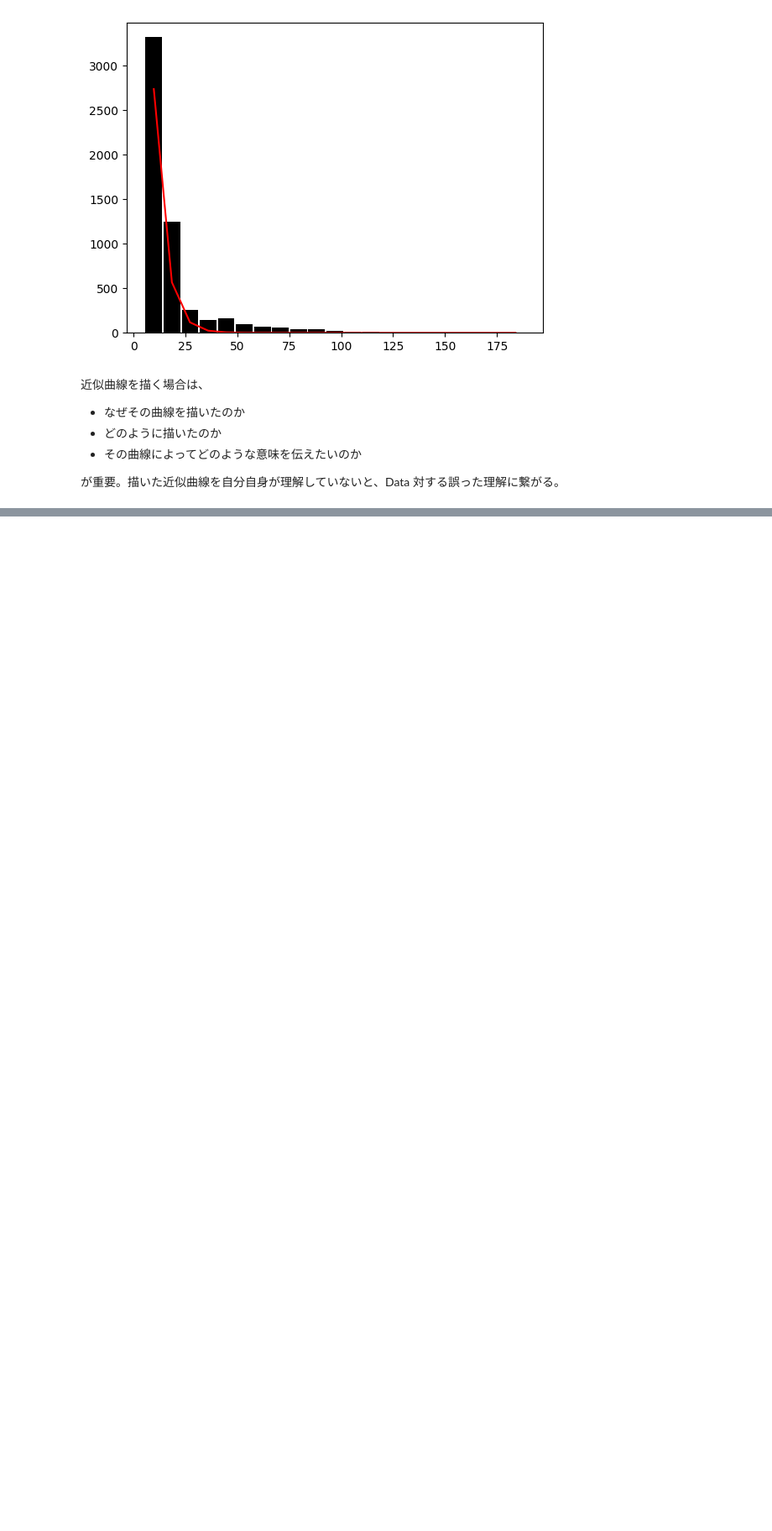
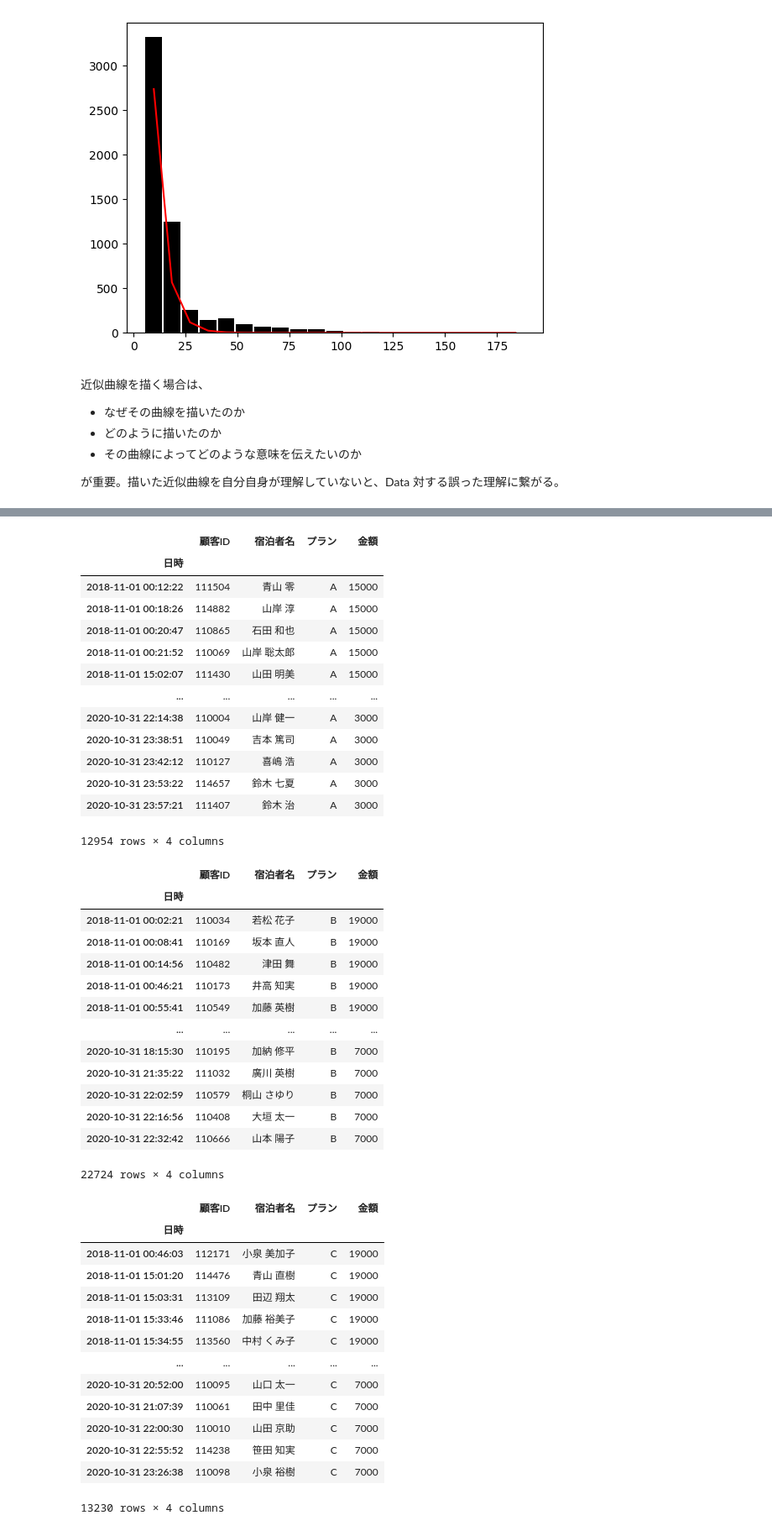
Before and after one commit to 1024xx4/math_programing_for_ai_and_ds, a Jupyter notebook: section01/section01.ipynb, the cells around one changed output, grey strips where cells are left out. Shown: that part at 84% size. Cells and saved outputs as stored; diff of their text form; code cells hidden in the pictures; blank space fills up the shorter version.

```diff
--- a/section01/section01.ipynb
+++ b/section01/section01.ipynb
@@ -241,0 +245,48 @@ plt.show()
+# %%
+# Plan ごとに Data を抽出を行なう
+plans = ['A', 'B', 'C', 'D']
+for plan in plans:
+    display(df_info[df_info['プラン'] == plan])
+# %% [output]
+|  | 顧客ID | 宿泊者名 | プラン | 金額 |
+| 日時 |  |  |  |  |
+| 2018-11-01 00:12:22 | 111504 | 青山 零 | A | 15000 |
+| 2018-11-01 00:18:26 | 114882 | 山岸 淳 | A | 15000 |
+| 2018-11-01 00:20:47 | 110865 | 石田 和也 | A | 15000 |
+| 2018-11-01 00:21:52 | 110069 | 山岸 聡太郎 | A | 15000 |
+| 2018-11-01 15:02:07 | 111430 | 山田 明美 | A | 15000 |
+| ... | ... | ... | ... | ... |
+| 2020-10-31 22:14:38 | 110004 | 山岸 健一 | A | 3000 |
+| 2020-10-31 23:38:51 | 110049 | 吉本 篤司 | A | 3000 |
+| 2020-10-31 23:42:12 | 110127 | 喜嶋 浩 | A | 3000 |
+| 2020-10-31 23:53:22 | 114657 | 鈴木 七夏 | A | 3000 |
+| 2020-10-31 23:57:21 | 111407 | 鈴木 治 | A | 3000 |
+12954 rows × 4 columns
+|  | 顧客ID | 宿泊者名 | プラン | 金額 |
+| 日時 |  |  |  |  |
+| 2018-11-01 00:02:21 | 110034 | 若松 花子 | B | 19000 |
+| 2018-11-01 00:08:41 | 110169 | 坂本 直人 | B | 19000 |
+| 2018-11-01 00:14:56 | 110482 | 津田 舞 | B | 19000 |
+| 2018-11-01 00:46:21 | 110173 | 井高 知実 | B | 19000 |
+| 2018-11-01 00:55:41 | 110549 | 加藤 英樹 | B | 19000 |
+| ... | ... | ... | ... | ... |
+| 2020-10-31 18:15:30 | 110195 | 加納 修平 | B | 7000 |
+| 2020-10-31 21:35:22 | 111032 | 廣川 英樹 | B | 7000 |
+| 2020-10-31 22:02:59 | 110579 | 桐山 さゆり | B | 7000 |
+| 2020-10-31 22:16:56 | 110408 | 大垣 太一 | B | 7000 |
+| 2020-10-31 22:32:42 | 110666 | 山本 陽子 | B | 7000 |
+22724 rows × 4 columns
+|  | 顧客ID | 宿泊者名 | プラン | 金額 |
+| 日時 |  |  |  |  |
+| 2018-11-01 00:46:03 | 112171 | 小泉 美加子 | C | 19000 |
+| 2018-11-01 15:01:20 | 114476 | 青山 直樹 | C | 19000 |
+| 2018-11-01 15:03:31 | 113109 | 田辺 翔太 | C | 19000 |
+| 2018-11-01 15:33:46 | 111086 | 加藤 裕美子 | C | 19000 |
+| 2018-11-01 15:34:55 | 113560 | 中村 くみ子 | C | 19000 |
+| ... | ... | ... | ... | ... |
+| 2020-10-31 20:52:00 | 110095 | 山口 太一 | C | 7000 |
+| 2020-10-31 21:07:39 | 110061 | 田中 里佳 | C | 7000 |
+| 2020-10-31 22:00:30 | 110010 | 山田 京助 | C | 7000 |
+| 2020-10-31 22:55:52 | 114238 | 笹田 知実 | C | 7000 |
+| 2020-10-31 23:26:38 | 110098 | 小泉 裕樹 | C | 7000 |
+13230 rows × 4 columns
```
Also changed, not shown: parts of 6 cells of this notebook.
